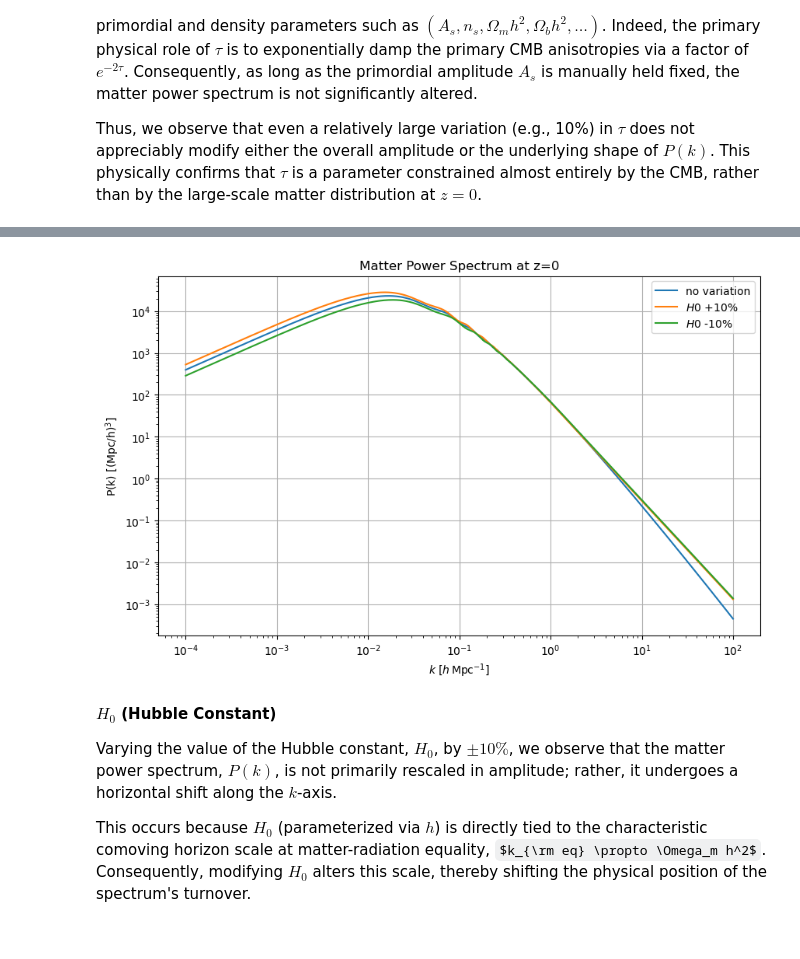
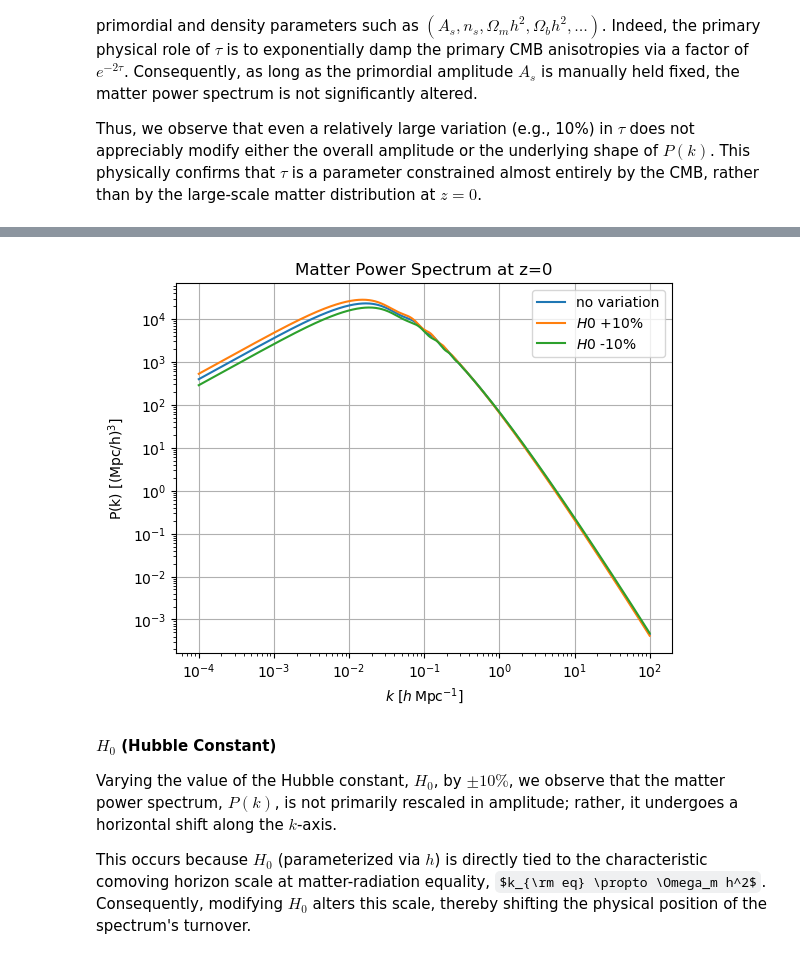
Before and after one commit to aleblgr/SC, a Jupyter notebook: week-7_2.ipynb, the cells around one changed output, grey strips where cells are left out. Drawn from its saved outputs; the diff is of its cells as text; code cells hidden in the pictures; some formulas as TeX source.

```diff
--- a/week-7_2.ipynb
+++ b/week-7_2.ipynb
@@ -18,14 +18,17 @@ k, z, Pk = results.get_matter_power_spectrum(
 )
 # %%
 # Changing A_s by +/-10%
-A_s_pars_plus  = camb.set_params(
-    H0=67.5, ombh2=0.022, omch2=0.122, mnu=0.06, omk=0, tau=0.06, As=2e-9, ns=0.965, halofit_version='mead', lmax=3000,WantTransfer=True
-    )
+A_s_pars_plus = camb.set_params(
+    H0=67.5, ombh2=0.022, omch2=0.122, mnu=0.06, omk=0, tau=0.06,
+    As=2e-9 * 1.10, ns=0.965, halofit_version='mead', lmax=3000, WantTransfer=True
+)
+A_s_pars_plus.set_matter_power(redshifts=[0.0], kmax=200.0, nonlinear=False)
+
 A_s_pars_minus = camb.set_params(
-    H0=67.5, ombh2=0.022, omch2=0.122, mnu=0.06, omk=0, tau=0.06, As=2e-9, ns=0.965, halofit_version='mead', lmax=3000, WantTransfer=True
+    H0=67.5, ombh2=0.022, omch2=0.122, mnu=0.06, omk=0, tau=0.06,
+    As=2e-9 * 0.90, ns=0.965, halofit_version='mead', lmax=3000, WantTransfer=True
 )
-A_s_pars_minus.InitPower.As *= 90./100.
-A_s_pars_plus.InitPower.As *= 110./100.
+A_s_pars_minus.set_matter_power(redshifts=[0.0], kmax=200.0, nonlinear=False)
 
 # Computing results for this parameter
 A_s_results_plus = camb.get_results(A_s_pars_plus)
@@ -60,13 +62,14 @@ We observe an almost pure rescaling of the amplitude of the power spectrum, $P(k
 # Changing n_s by +/-10%
 
 Ns_pars_plus  = camb.set_params(
-    H0=67.5, ombh2=0.022, omch2=0.122, mnu=0.06, omk=0, tau=0.06, As=2e-9, ns=0.965, halofit_version='mead', lmax=3000,WantTransfer=True
+    H0=67.5, ombh2=0.022, omch2=0.122, mnu=0.06, omk=0, tau=0.06, As=2e-9, ns=0.965 * 1.10, halofit_version='mead', lmax=3000,WantTransfer=True
 )
+Ns_pars_plus.set_matter_power(redshifts=[0.0], kmax=200.0, nonlinear=False)
+
 Ns_pars_minus = camb.set_params(
-    H0=67.5, ombh2=0.022, omch2=0.122, mnu=0.06, omk=0, tau=0.06, As=2e-9, ns=0.965, halofit_version='mead', lmax=3000,WantTransfer=True
+    H0=67.5, ombh2=0.022, omch2=0.122, mnu=0.06, omk=0, tau=0.06, As=2e-9, ns=0.965 * 0.90, halofit_version='mead', lmax=3000,WantTransfer=True
 )
-Ns_pars_minus.InitPower.ns *= 90./100.
-Ns_pars_plus.InitPower.ns *= 110./100.
+Ns_pars_minus.set_matter_power(redshifts=[0.0], kmax=200.0, nonlinear=False)
 
 # Computing results for this parameter
 Ns_results_plus = camb.get_results(Ns_pars_plus)
@@ -109,13 +109,13 @@ Decreasing $n_s$: Conversely, reducing $n_s$ increases the power on large scales
 # Changing tau by +/-10%
 
 tau_pars_plus  = camb.set_params(
-    H0=67.5, ombh2=0.022, omch2=0.122, mnu=0.06, omk=0, tau=0.06, As=2e-9, ns=0.965, halofit_version='mead', lmax=3000, WantTransfer = True
+    H0=67.5, ombh2=0.022, omch2=0.122, mnu=0.06, omk=0, tau=0.06 * 1.10, As=2e-9, ns=0.965, halofit_version='mead', lmax=3000, WantTransfer = True
 )
+tau_pars_plus.set_matter_power(redshifts=[0.0], kmax=200.0, nonlinear=False)
 tau_pars_minus = camb.set_params(
-    H0=67.5, ombh2=0.022, omch2=0.122, mnu=0.06, omk=0, tau=0.06, As=2e-9, ns=0.965, halofit_version='mead', lmax=3000, WantTransfer = True
+    H0=67.5, ombh2=0.022, omch2=0.122, mnu=0.06, omk=0, tau=0.06 * 0.90, As=2e-9, ns=0.965, halofit_version='mead', lmax=3000, WantTransfer = True
 )
-tau_pars_minus.Reion.optical_depth *= 90./100.
-tau_pars_plus.Reion.optical_depth *= 110./100.
+tau_pars_minus.set_matter_power(redshifts=[0.0], kmax=200.0, nonlinear=False)
 
 # Computing results for this parameter
 tau_results_plus = camb.get_results(tau_pars_plus)
@@ -155,13 +152,13 @@ Thus, we observe that even a relatively large variation (e.g., 10%) in $\tau$ do
 # Changing H0 by +/-10%
 
 H0_pars_plus  = camb.set_params(
-    H0=67.5, ombh2=0.022, omch2=0.122, mnu=0.06, omk=0, tau=0.06, As=2e-9, ns=0.965, halofit_version='mead', lmax=3000, WantTransfer = True
+    H0=67.5 * 1.10, ombh2=0.022, omch2=0.122, mnu=0.06, omk=0, tau=0.06, As=2e-9, ns=0.965, halofit_version='mead', lmax=3000, WantTransfer = True
 )
 H0_pars_minus = camb.set_params(
-    H0=67.5, ombh2=0.022, omch2=0.122, mnu=0.06, omk=0, tau=0.06, As=2e-9, ns=0.965, halofit_version='mead', lmax=3000, WantTransfer = True
+    H0=67.5 * 0.90, ombh2=0.022, omch2=0.122, mnu=0.06, omk=0, tau=0.06, As=2e-9, ns=0.965, halofit_version='mead', lmax=3000, WantTransfer = True
 )
-H0_pars_minus.H0 *= 90./100.
-H0_pars_plus.H0 *= 110./100.
+H0_pars_minus.set_matter_power(redshifts=[0.0], kmax=200.0, nonlinear=False)
+H0_pars_plus.set_matter_power(redshifts=[0.0], kmax=200.0, nonlinear=False)
 
 # Calculating results for this parameter
 H0_results_plus = camb.get_results(H0_pars_plus)
@@ -179,17 +173,17 @@ WARNING:root:get_matter_power_spectrum using larger k_max than input parameter T
 # %%
 # Plotting power spectrum with varying H0
-plt.figure(figsize=(10, 6))
+plt.figure()
 plt.loglog(k, Pk[0, :],label= 'no variation')
 plt.loglog(H0_k_plus, H0_Pk_plus[0, :], label=r'$H0$ +10%')
 plt.loglog(H0_k_minus, H0_Pk_minus[0, :], label=r'$H0$ -10%')
 plt.legend()
 plt.xlabel(r"$k\ [h\,\mathrm{Mpc}^{-1}]$")
 plt.ylabel(r'P(k) [(Mpc/h)$^3$]')
 plt.title('Matter Power Spectrum at z=0')
 plt.grid(True)
 plt.show()
 # %% [output]
-[figure, old version]
+[figure, new version]
 # %% [markdown]
 **$H_0$ (Hubble Constant)**
 
```
Also changed, not shown: parts of 13 cells of this notebook, 1 other file.
